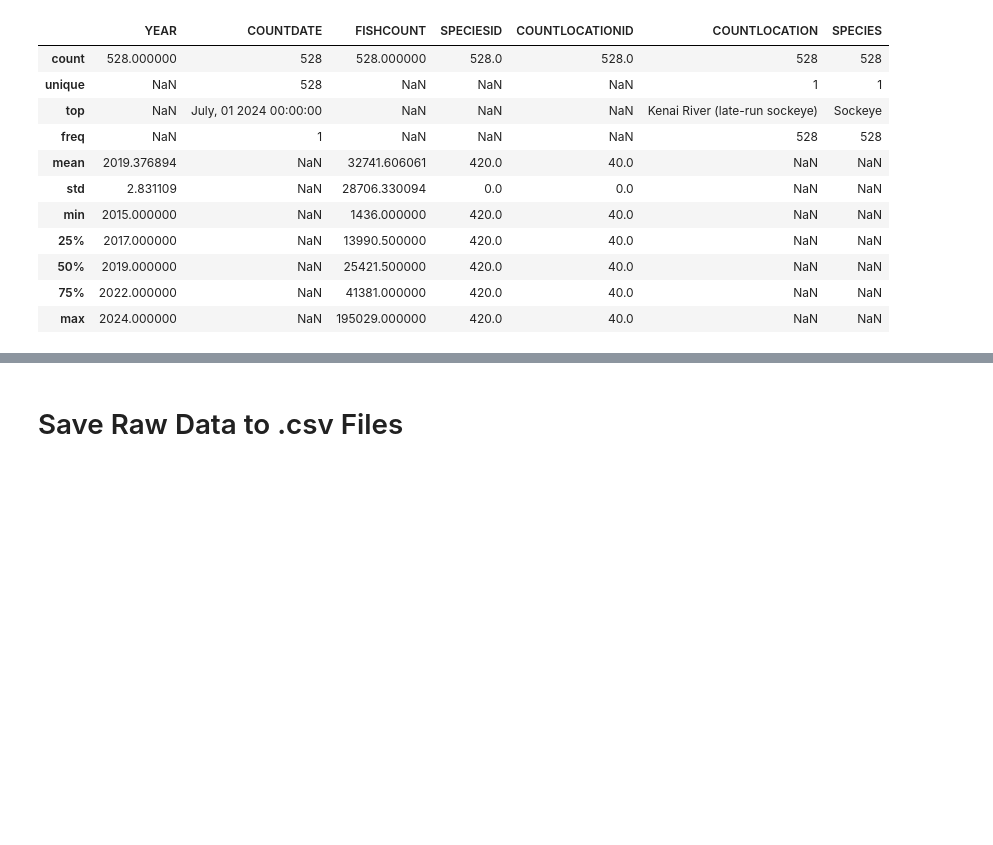
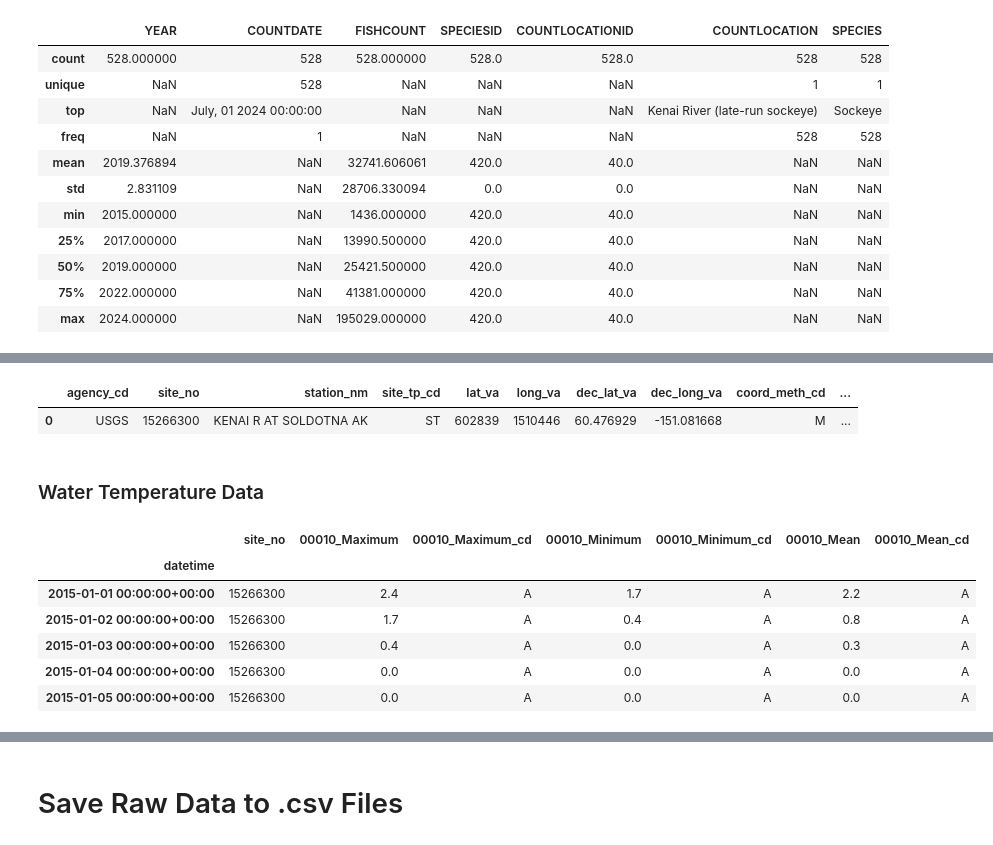
Before and after one commit to tyler-dardis/kenai-river-salmon-counts, a Jupyter notebook: notebooks/data_ingestion.ipynb, the cells around one changed output, grey strips where cells are left out. Cells and saved outputs as stored; diff of their text form; code cells hidden in the pictures; blank space fills up the shorter version.

```diff
--- a/notebooks/data_ingestion.ipynb
+++ b/notebooks/data_ingestion.ipynb
@@ -65,0 +85,40 @@ fish_data.head()
+# %%
+import dataretrieval.nwis as nwis
+
+# specify the Kenai River site (Soldotna, AK)
+site_no = '15266300'
+
+# define start and end dates
+start_date = f"{start_year}-01-01"
+end_date = f"{end_year}-12-31"
+# %%
+# confirm site info
+site_info = nwis.get_info(sites=site_no)
+site_info[0]
+# %% [output]
+|  | agency_cd | site_no | station_nm | site_tp_cd | lat_va | long_va | dec_lat_va | dec_long_va | coord_meth_cd | ... |
+| 0 | USGS | 15266300 | KENAI R AT SOLDOTNA AK | ST | 602839 | 1510446 | 60.476929 | -151.081668 | M | ... |
+# %%
+# define function to generate dataframe for a given parameter
+def fetch_water_data(parameter):
+    water_data = nwis.get_dv(
+        sites=site_no,
+        start=start_date,
+        end=end_date,
+        parameterCd=parameter
+    )
+    return water_data[0]
+# %% [markdown]
+### Water Temperature Data
+# %%
+# fetch daily water temperature data
+water_temp_df = fetch_water_data("00010") # 00010 = water temp (celsius)
+water_temp_df.head()
+# %% [output]
+|  | site_no | 00010_Maximum | 00010_Maximum_cd | 00010_Minimum | 00010_Minimum_cd | 00010_Mean | 00010_Mean_cd |
+| datetime |  |  |  |  |  |  |  |
+| 2015-01-01 00:00:00+00:00 | 15266300 | 2.4 | A | 1.7 | A | 2.2 | A |
+| 2015-01-02 00:00:00+00:00 | 15266300 | 1.7 | A | 0.4 | A | 0.8 | A |
+| 2015-01-03 00:00:00+00:00 | 15266300 | 0.4 | A | 0.0 | A | 0.3 | A |
+| 2015-01-04 00:00:00+00:00 | 15266300 | 0.0 | A | 0.0 | A | 0.0 | A |
+| 2015-01-05 00:00:00+00:00 | 15266300 | 0.0 | A | 0.0 | A | 0.0 | A |
```
Also changed, not shown: parts of 11 cells of this notebook, 2 other files.
